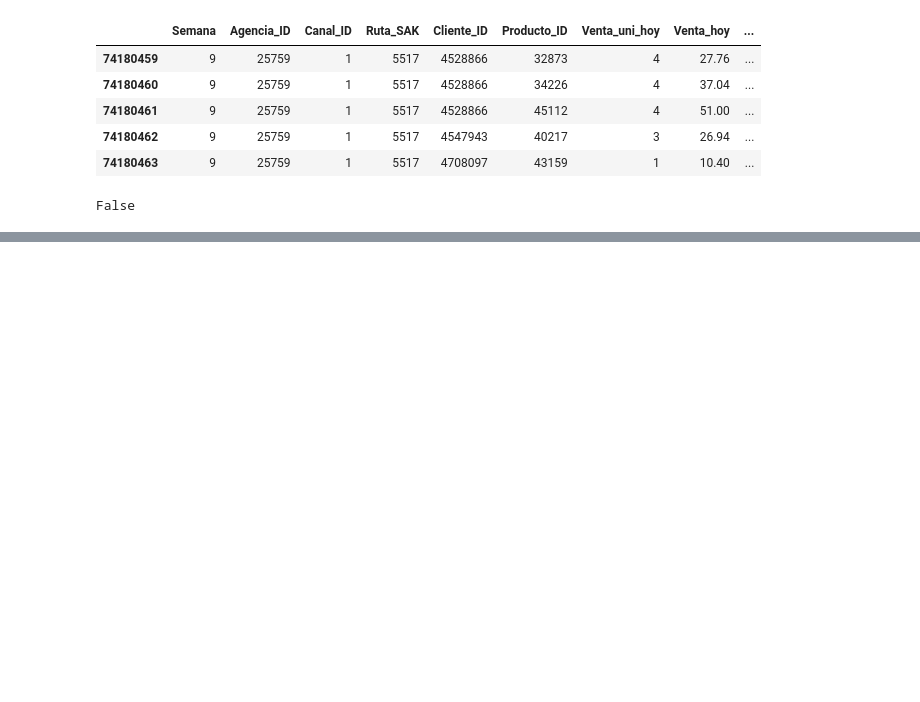
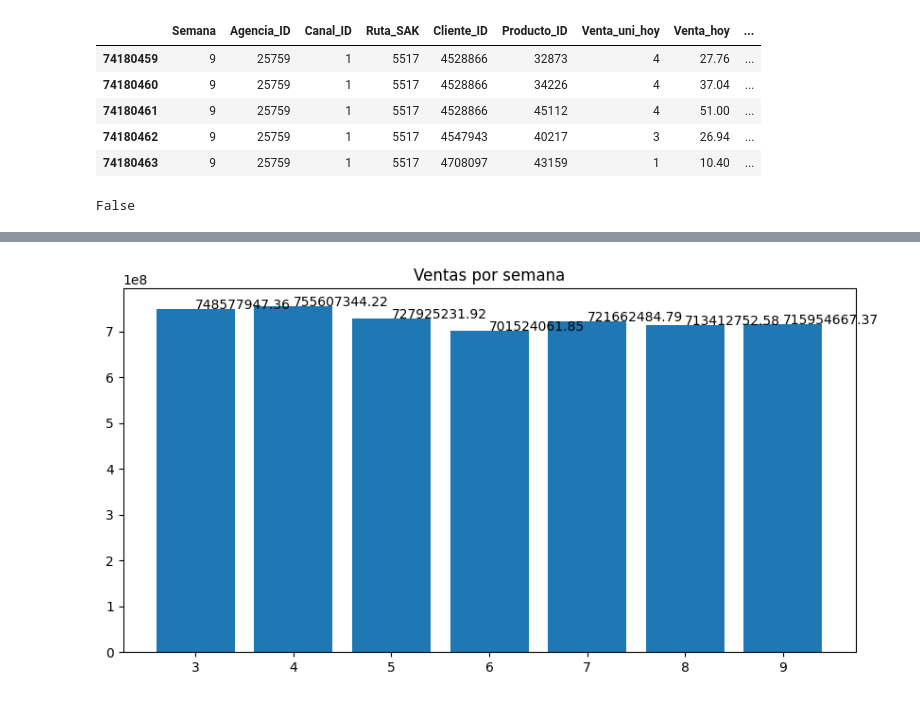
Before and after one commit to christiansakerb/Bimbo_Demanda-Inventario, a Jupyter notebook: Caso_inventario.ipynb, the cells around one changed output, grey strips where cells are left out. Cells and saved outputs as stored; diff of their text form; code cells hidden in the pictures; blank space fills up the shorter version.

```diff
--- a/Caso_inventario.ipynb
+++ b/Caso_inventario.ipynb
@@ -47,0 +127,9 @@ False
+# %%
+plt.figure(figsize=(10,5))
+plt.bar(x=datos_por_semana.index,height=np.array(datos_por_semana['Venta_hoy']))
+plt.title('Ventas por semana')
+for etq in datos_por_semana['Venta_hoy']:
+    plt.text(x=datos_por_semana[datos_por_semana['Venta_hoy']==etq].index[0],y=etq,s=etq)
+plt.show()
+# %% [output]
+[figure, added]
```
Also changed, not shown: parts of 15 cells of this notebook.
